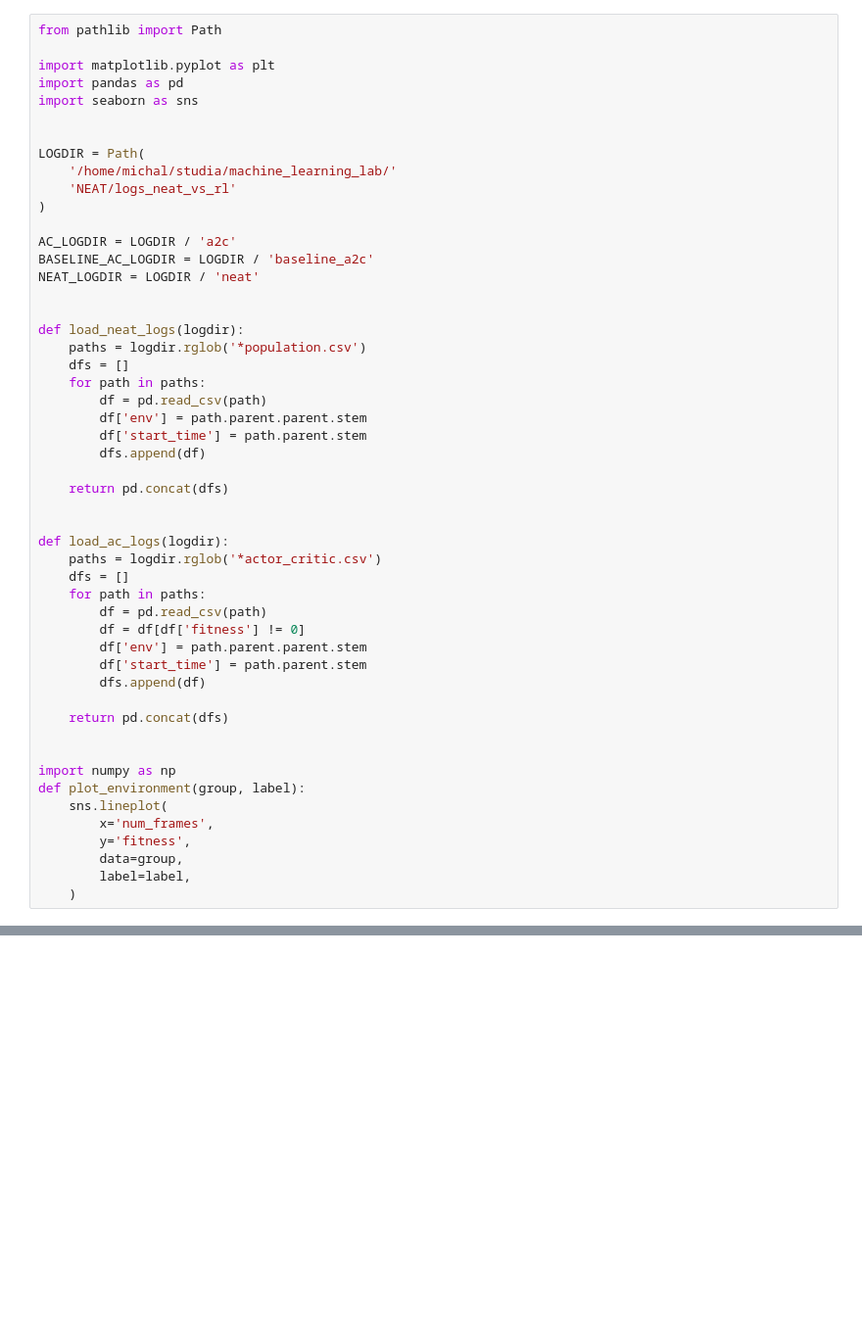
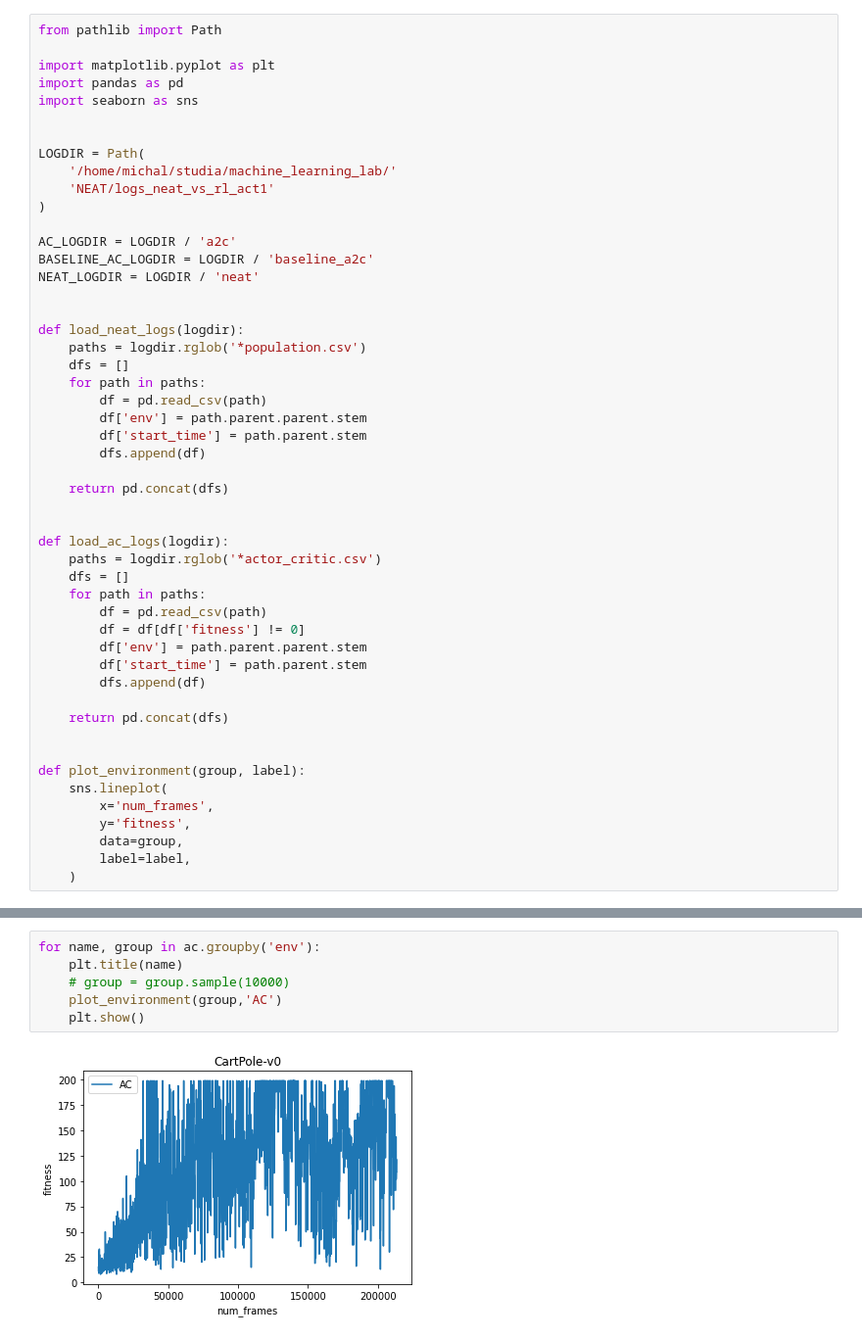
Before and after one commit to michal-kajstura/NEAT, a Jupyter notebook: notebooks/visualize_logs.ipynb, the cells around one changed output, grey strips where cells are left out. Shown: that part at 98% size. Drawn from its saved outputs; the diff is of its cells as text; blank space fills up the shorter version.

```diff
--- a/notebooks/visualize_logs.ipynb
+++ b/notebooks/visualize_logs.ipynb
@@ -8,7 +8,7 @@ import seaborn as sns
 
 LOGDIR = Path(
     '/home/michal/studia/machine_learning_lab/'
-    'NEAT/logs_neat_vs_rl'
+    'NEAT/logs_neat_vs_rl_act1'
 )
 
 AC_LOGDIR = LOGDIR / 'a2c'
@@ -41,7 +41,6 @@ def load_ac_logs(logdir):
     return pd.concat(dfs)
 
 
-import numpy as np
 def plot_environment(group, label):
     sns.lineplot(
         x='num_frames',
@@ -82,0 +97,8 @@ for name, group1 in neat_groups:
+# %%
+for name, group in ac.groupby('env'):
+    plt.title(name)
+    # group = group.sample(10000)
+    plot_environment(group,'AC')
+    plt.show()
+# %% [output]
+[figure, added]
```
Also changed, not shown: parts of 3 cells of this notebook, 14 other files.
